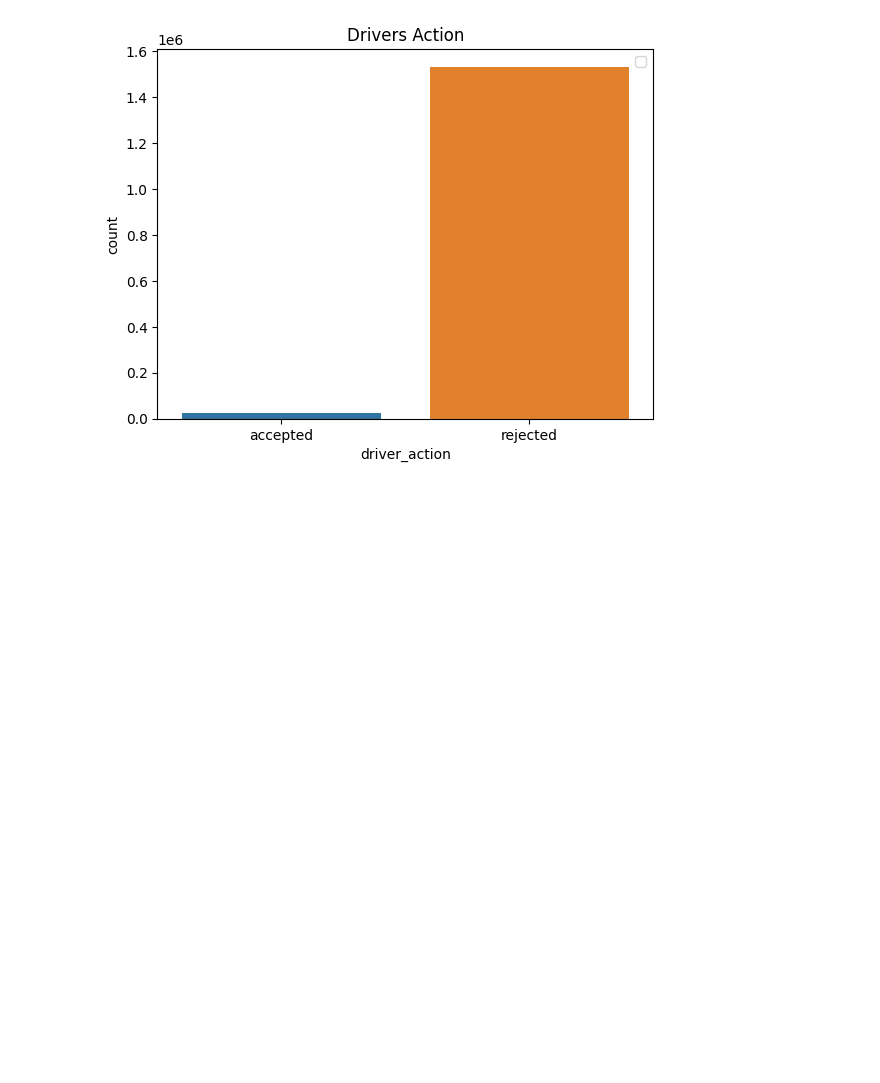
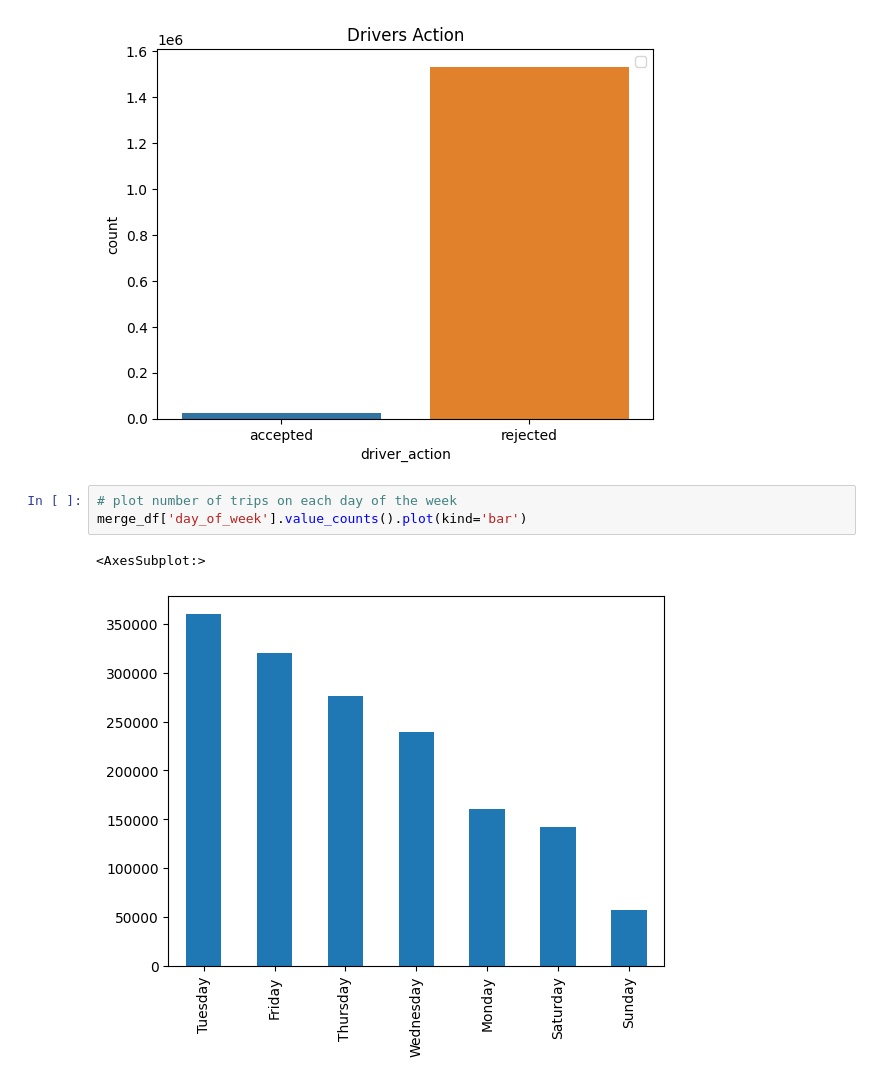
Before and after one commit to nahomHmichael/gokada-delivery-optimisation-with-causal-inference, a Jupyter notebook: notebooks/EDA.ipynb, the cells around one changed output. Cells and saved outputs as stored; diff of their text form; blank space fills up the shorter version.

```diff
--- a/notebooks/EDA.ipynb
+++ b/notebooks/EDA.ipynb
@@ -478,3 +452,9 @@ plt.legend()
 No artists with labels found to put in legend.  Note that artists whose label start with an underscore are ignored when legend() is called with no argument.
 <matplotlib.legend.Legend at 0x...>
 [figure]
+# %%
+# plot number of trips on each day of the week
+merge_df['day_of_week'].value_counts().plot(kind='bar')
+# %% [output]
+<AxesSubplot:>
+[figure, added]
```
Also changed, not shown: parts of 6 cells of this notebook.
